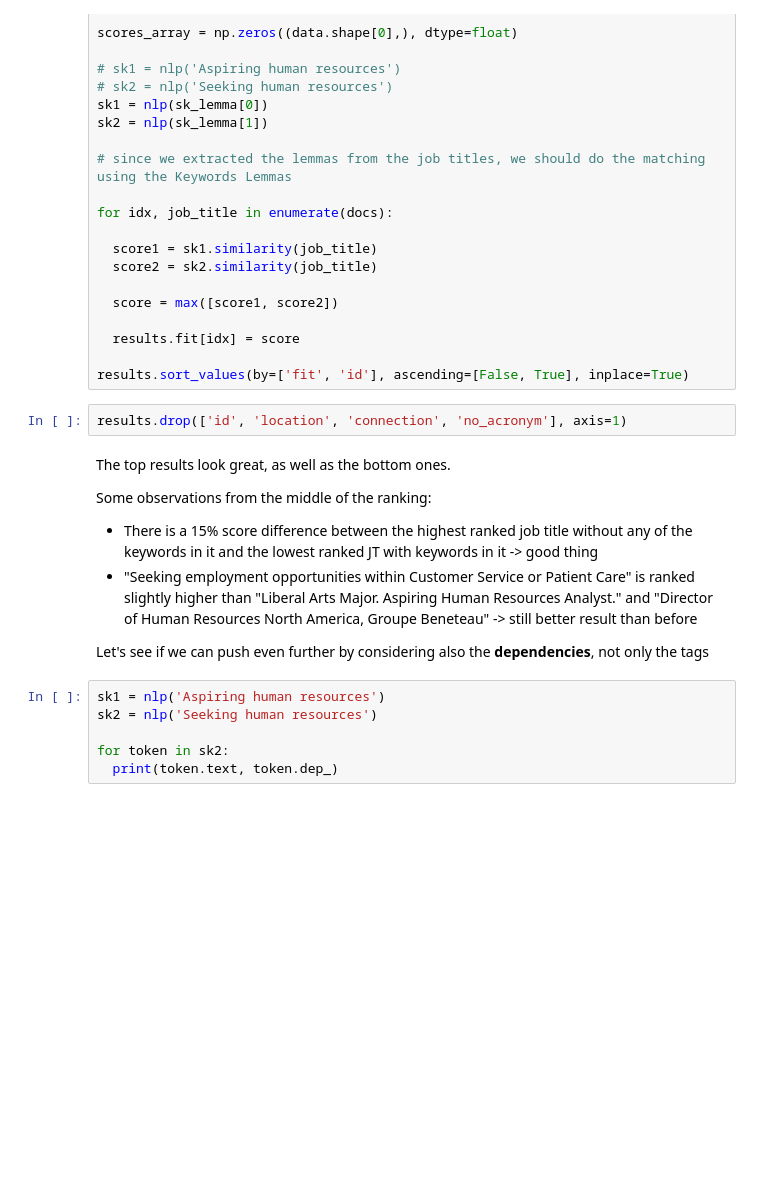
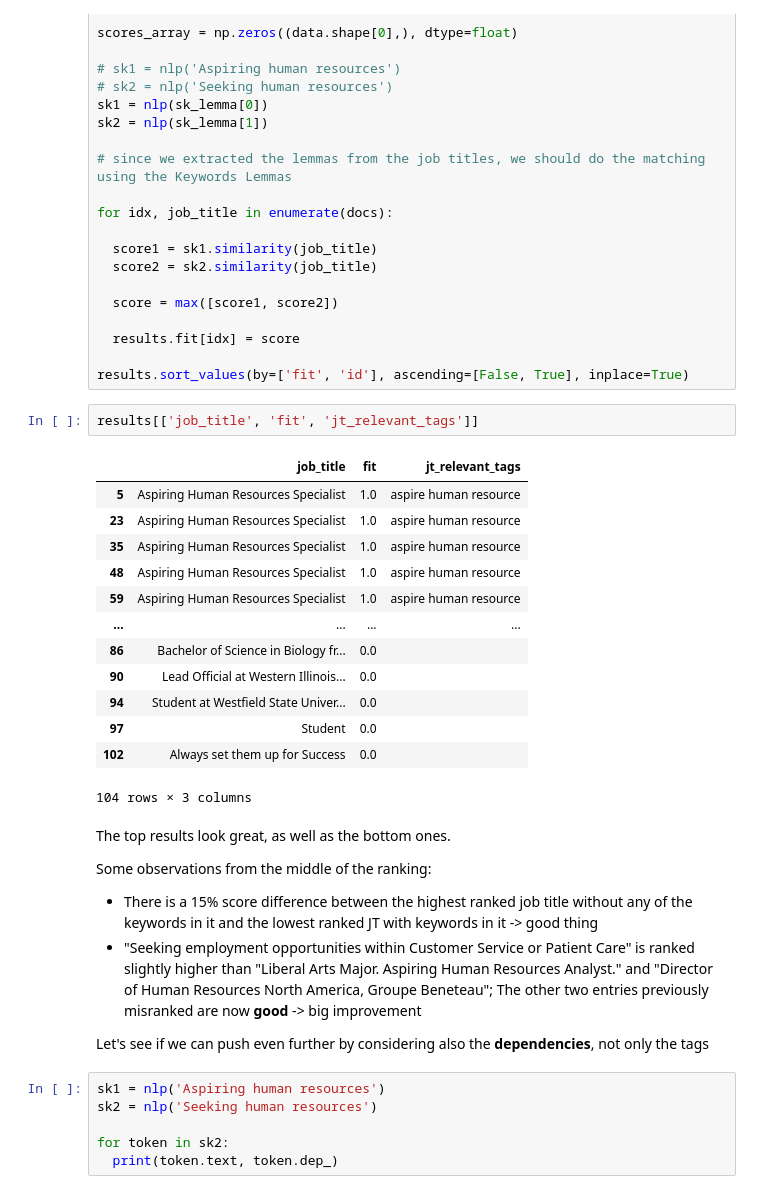
Before and after one commit to Ilvecho/Potential-Talent, a Jupyter notebook: P3_notebook.ipynb, the cells around one changed output. Drawn from its saved outputs; the diff is of its cells as text; blank space fills up the shorter version.

Commit message:
Results analysis and comments

```diff
--- a/P3_notebook.ipynb
+++ b/P3_notebook.ipynb
@@ -783,14 +796,28 @@ for idx, job_title in enumerate(docs):
   results.fit[idx] = score
 
 results.sort_values(by=['fit', 'id'], ascending=[False, True], inplace=True)
-# %%
-results.drop(['id', 'location', 'connection', 'no_acronym'], axis=1)
+# %%
+results[['job_title', 'fit', 'jt_relevant_tags']]
+# %% [output]
+|  | job_title | fit | jt_relevant_tags |
+| 5 | Aspiring Human Resources Specialist | 1.0 | aspire human resource |
+| 23 | Aspiring Human Resources Specialist | 1.0 | aspire human resource |
+| 35 | Aspiring Human Resources Specialist | 1.0 | aspire human resource |
+| 48 | Aspiring Human Resources Specialist | 1.0 | aspire human resource |
+| 59 | Aspiring Human Resources Specialist | 1.0 | aspire human resource |
+| ... | ... | ... | ... |
+| 86 | Bachelor of Science in Biology fr... | 0.0 |  |
+| 90 | Lead Official at Western Illinois... | 0.0 |  |
+| 94 | Student at Westfield State Univer... | 0.0 |  |
+| 97 | Student | 0.0 |  |
+| 102 | Always set them up for Success | 0.0 |  |
+104 rows × 3 columns
 # %% [markdown]
 The top results look great, as well as the bottom ones.
 
 Some observations from the middle of the ranking:
 - There is a 15% score difference between the highest ranked job title without any of the keywords in it and the lowest ranked JT with keywords in it -> good thing
-- "Seeking employment opportunities within Customer Service or Patient Care" is ranked slightly higher than "Liberal Arts Major. Aspiring Human Resources Analyst." and "Director of Human Resources North America, Groupe Beneteau" -> still better result than before
+- "Seeking employment opportunities within Customer Service or Patient Care" is ranked slightly higher than "Liberal Arts Major. Aspiring Human Resources Analyst." and "Director of Human Resources North America, Groupe Beneteau"; The other two entries previously misranked are now **good** -> big improvement
 
 Let's see if we can push even further by considering also the **dependencies**, not only the tags
 # %%
```
Also changed, not shown: parts of 4 cells of this notebook.
